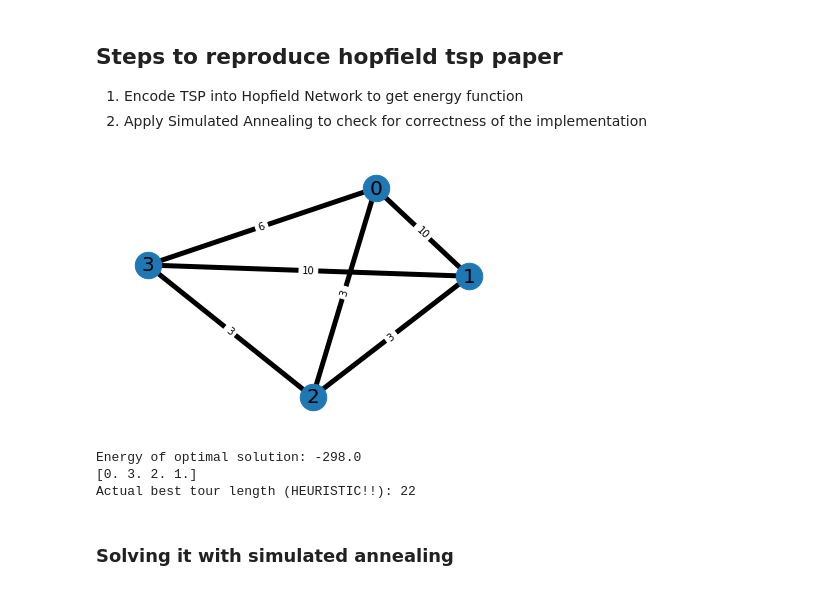
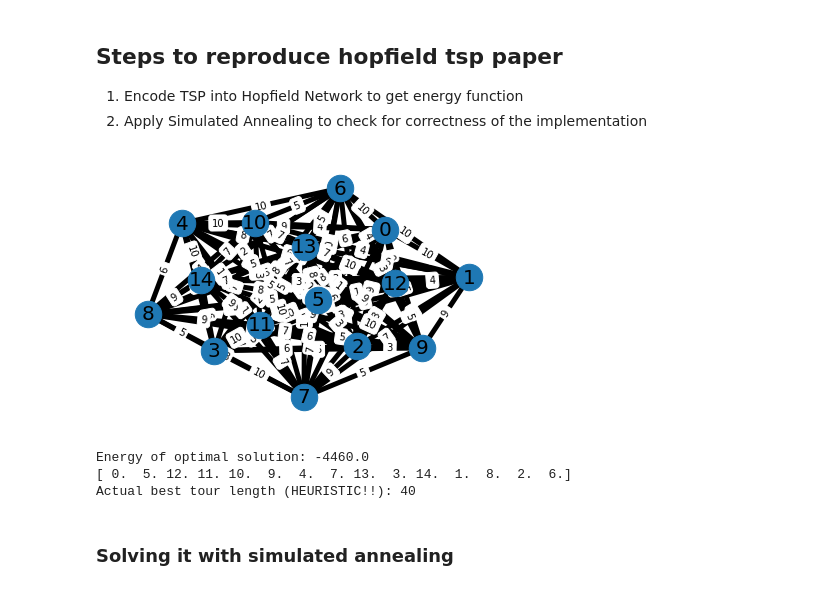
Before and after one commit to EinfachSim/QTDTSP, a Jupyter notebook: hopfield_tsp_test.ipynb, the cells around one changed output. Drawn from its saved outputs; the diff is of its cells as text; code cells hidden in the pictures.

```diff
--- a/hopfield_tsp_test.ipynb
+++ b/hopfield_tsp_test.ipynb
@@ -11,11 +11,11 @@ from models import HopfieldNetwork, TSP, CompleteGraph
 1. Encode TSP into Hopfield Network to get energy function
 2. Apply Simulated Annealing to check for correctness of the implementation
 # %%
-# Creating an examplease graph
-G = CompleteGraph(4)
+# Creating an example graph
+G = CompleteGraph(15)
 G.draw_graph()
 # %% [output]
-[figure, old version]
+[figure, new version]
 # %%
 #Creating a TSP instance and encode it into a Hopfield Network
 graph = G.get_graph()
@@ -29,9 +29,9 @@ print("Energy of optimal solution:", res)
 print(tsp.interpret(solution))
 print("Actual best tour length (HEURISTIC!!):",tsp.get_cost(solution))
 # %% [output]
-Energy of optimal solution: -298.0
-[0. 3. 2. 1.]
-Actual best tour length (HEURISTIC!!): 22
+Energy of optimal solution: -4460.0
+[ 0.  5. 12. 11. 10.  9.  4.  7. 13.  3. 14.  1.  8.  2.  6.]
+Actual best tour length (HEURISTIC!!): 40
 # %% [markdown]
 ### Solving it with simulated annealing
 # %%
```
Also changed, not shown: parts of 2 cells of this notebook, 3 other files.
